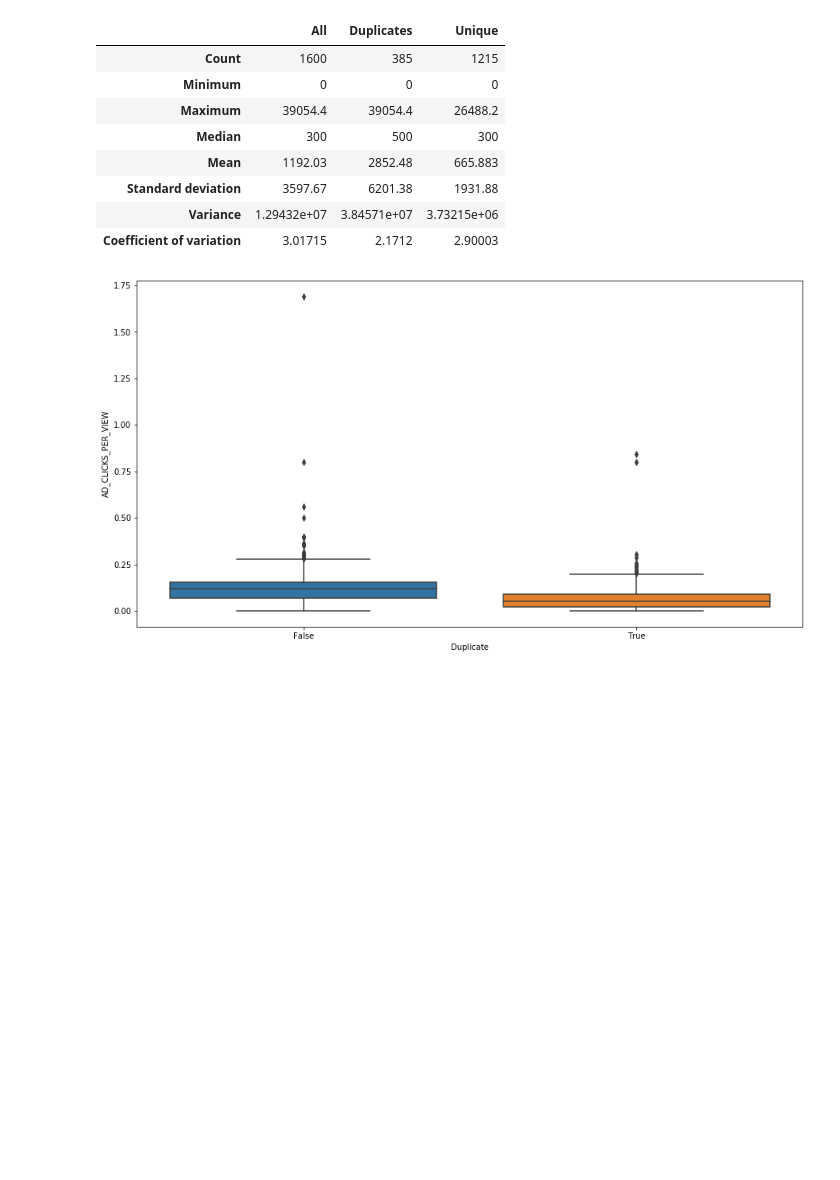
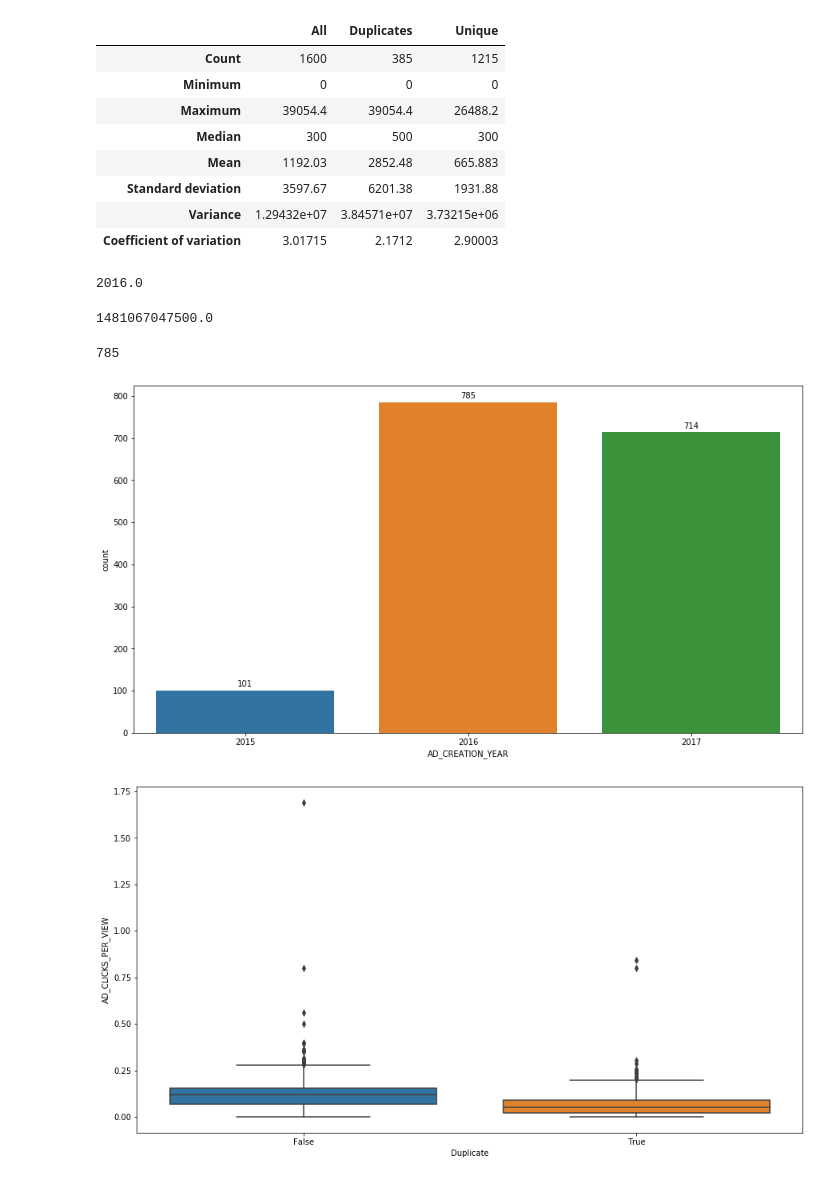
Before and after one commit to JulianJ1/IRA_Facebook_Ads, a Jupyter notebook: Scripts/dublicate_common_statistics3.ipynb, the cells around one changed output. Cells and saved outputs as stored; diff of their text form; code cells hidden in the pictures; blank space fills up the shorter version.

```diff
--- a/Scripts/dublicate_common_statistics3.ipynb
+++ b/Scripts/dublicate_common_statistics3.ipynb
@@ -294,6 +294,34 @@ pd.DataFrame(compair_AD_SPEND,columns=["All", "Duplicates","Unique"], index=["Co
 | Standard deviation | 3597.67 | 6201.38 | 1931.88 |
 | Variance | 1.29432e+07 | 3.84571e+07 | 3.73215e+06 |
 | Coefficient of variation | 3.01715 | 2.1712 | 2.90003 |
+# %%
+corrDf['AD_CREATION_YEAR'].median()
+# %% [output]
+2016.0
+# %%
+corrDf['AD_CREATION_EPOCH_TIME'].median()
+# %% [output]
+1481067047500.0
+# %%
+only2015 = corrDf.loc[corrDf['AD_CREATION_YEAR'] == 2016]
+only2015['AD_CREATION_YEAR'].count()
+# %% [output]
+785
+# %%
+
+
+ax = sns.countplot(x="AD_CREATION_YEAR", data=corrDf)
+#Adding values on top of each bar
+rects = ax.patches
+for rect in rects:
+    height = rect.get_height()
+    ax.text(rect.get_x() + rect.get_width() / 2, height + 5, rect.get_height(),
+            ha='center', va='bottom')
+# X-axis labels
+#labels = ['Monday', 'Tuesday', 'Wednesday', 'Thursday', 'Friday' , 'Saturday' , 'Sunday']
+#ax = ax.set_xticklabels(labels)
+# %% [output]
+[figure, added]
 # %%
 ax = sns.boxplot(x="Duplicate", y="AD_CLICKS_PER_VIEW", data=ira_data)
 # %% [output]
```
Also changed, not shown: parts of 2 cells of this notebook, 10 other files.
